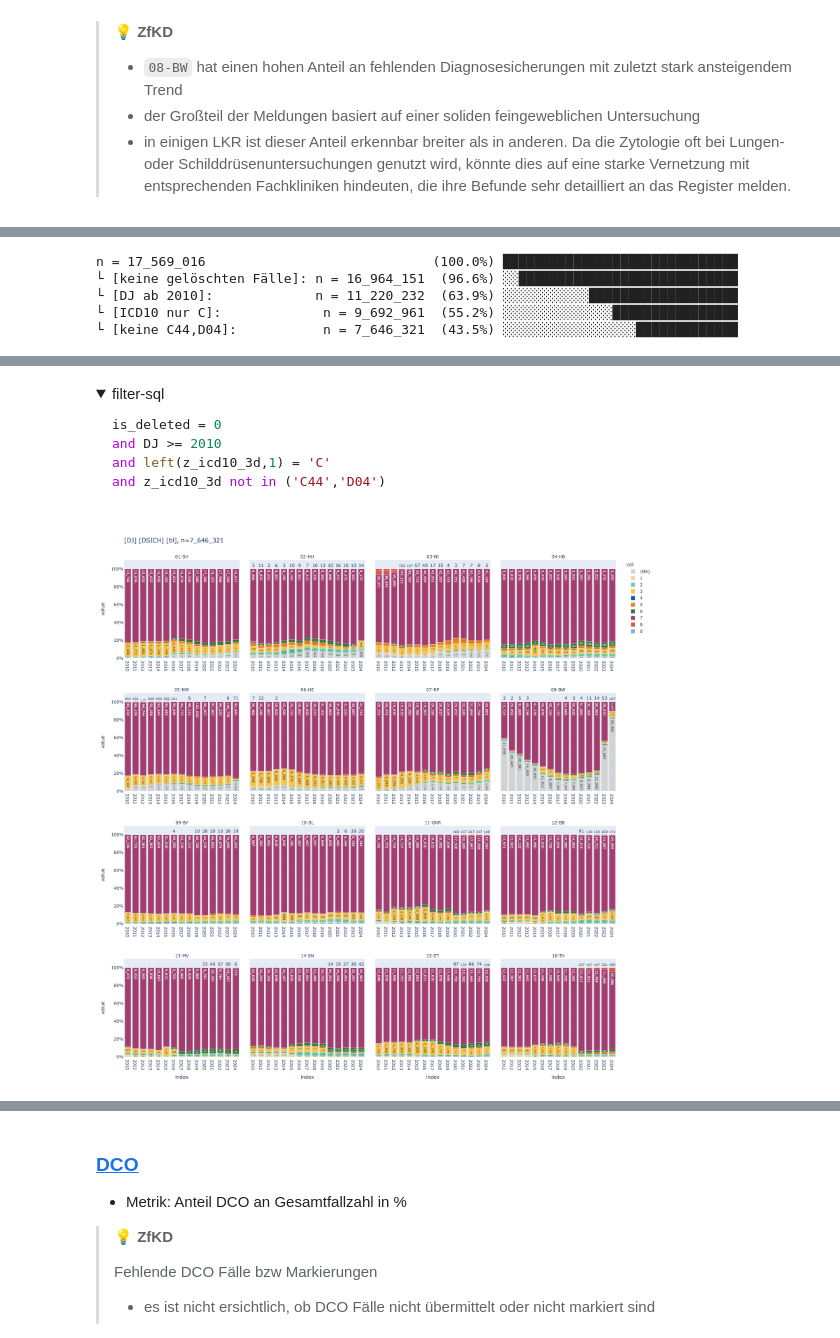
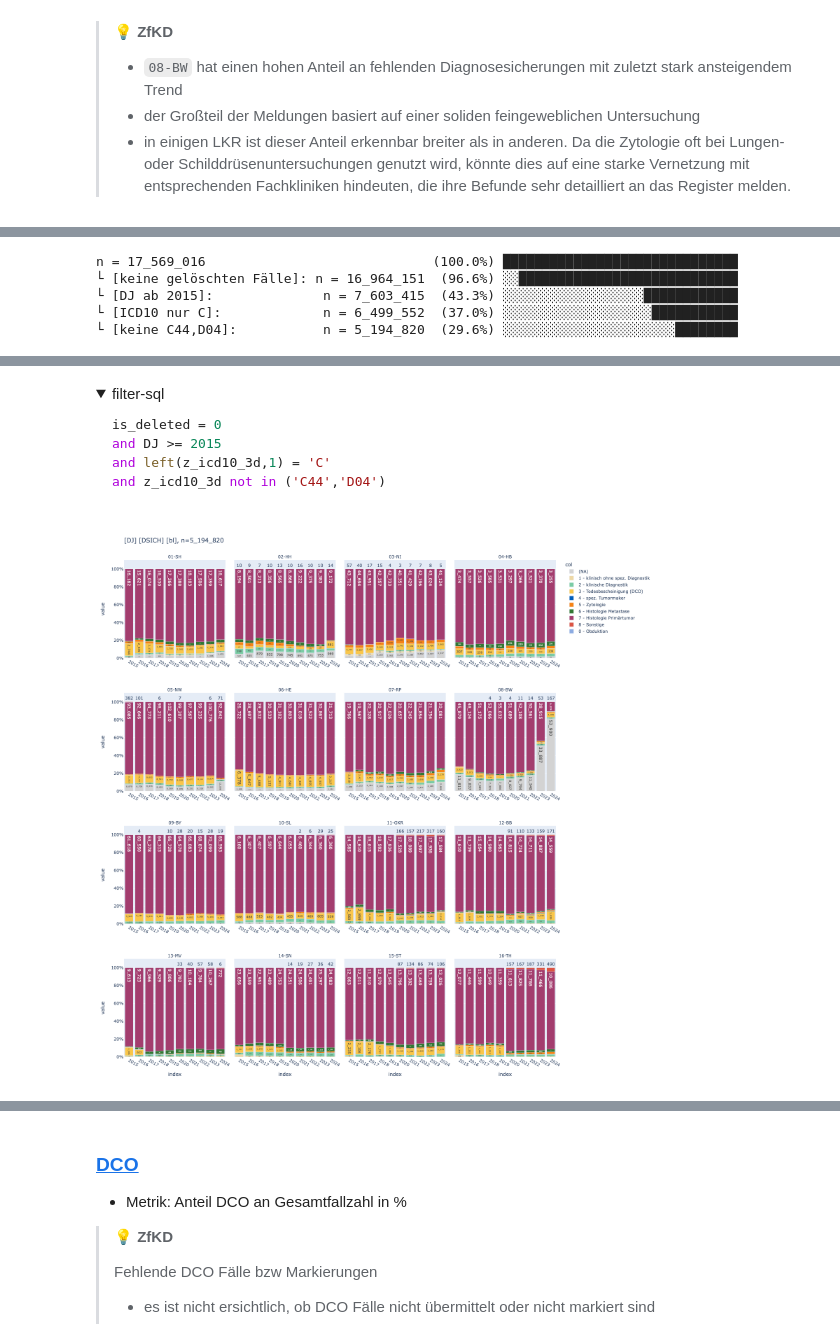
Before and after one commit to smeisegeier/cancerdata-quality, a Jupyter notebook: src/quality-reports/epi.ipynb, the cells around one changed output, grey strips where cells are left out. Saved outputs shown, nothing was run; the diff lists cells and outputs as text; code cells hidden in the pictures; folded sections open.

````diff
--- a/src/quality-reports/epi.ipynb
+++ b/src/quality-reports/epi.ipynb
@@ -416,7 +397,8 @@ and z_icd10_3d not in ('C44','D04')
 # %%
 _filters = [
     FILTERS_VALID,
-    ("DJ >= 2010", "DJ ab 2010"),
+    # ("DJ >= 2010", "DJ ab 2010"),
+    ("DJ >= 2015", "DJ ab 2015"),
     FILTERS_C,
     FILTERS_NO_C44,
 ]
@@ -432,41 +414,42 @@ _filter = hlp.get_duckdb_filter_n(
 _df = con.sql(f"""--sql
     select
         DJ,
-        DSICH,
+        label as DSICH,
         GKZbl_label as bl,
     from tumor_epi_clin_all tum
+    left join dim_dsich_epi ds on tum.DSICH::text = ds.code
     where {_filter}
     """
 ).to_df()
 _ = pls.plot_facet_stacked_bars(
     _df,
     relative=True,
     subplot_size=400,
     sort_values_facet=True,
     # sort_values_index=True,
     annotations=True,
     color_palette=const.PALETTE_RKI2,
 )
 # %% [output]
 <!-- START_TOKEN -->
 n = 17_569_016                             (100.0%) ██████████████████████████████
 └ [keine gelöschten Fälle]: n = 16_964_151  (96.6%) ░░████████████████████████████
-└ [DJ ab 2010]:             n = 11_220_232  (63.9%) ░░░░░░░░░░░███████████████████
-└ [ICD10 nur C]:             n = 9_692_961  (55.2%) ░░░░░░░░░░░░░░████████████████
-└ [keine C44,D04]:           n = 7_646_321  (43.5%) ░░░░░░░░░░░░░░░░░█████████████
+└ [DJ ab 2015]:              n = 7_603_415  (43.3%) ░░░░░░░░░░░░░░░░░░████████████
+└ [ICD10 nur C]:             n = 6_499_552  (37.0%) ░░░░░░░░░░░░░░░░░░░███████████
+└ [keine C44,D04]:           n = 5_194_820  (29.6%) ░░░░░░░░░░░░░░░░░░░░░░████████
 <!-- END_TOKEN -->
 <details>
 <summary>filter-sql</summary>
 
 ```sql
 is_deleted = 0
-and DJ >= 2010
+and DJ >= 2015
 and left(z_icd10_3d,1) = 'C'
 and z_icd10_3d not in ('C44','D04')
 ```
 
 </details>
-[figure, old version]
+[figure, new version]
 # %% [markdown]
 <!-- <br>
 
````
Also changed, not shown: parts of 8 cells of this notebook, 34 other files.
